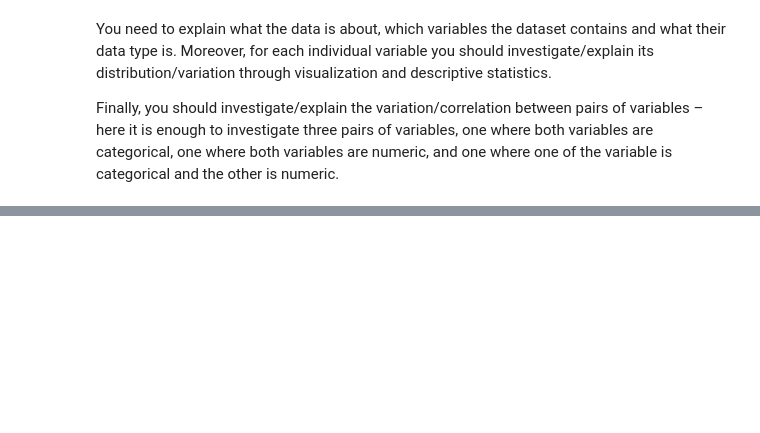
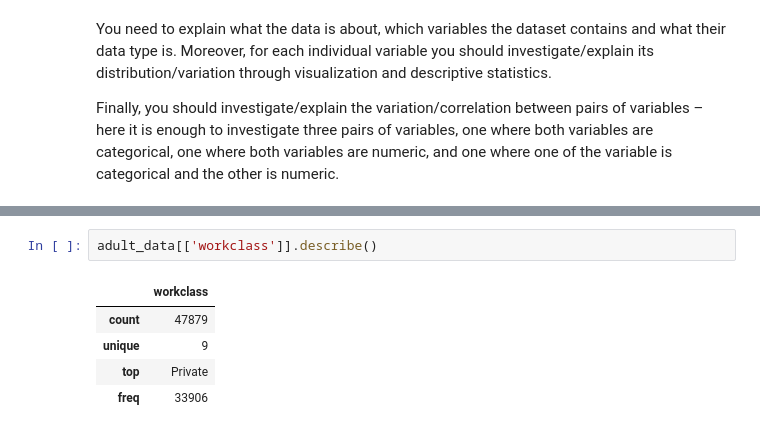
Before and after one commit to Sebastianrix/Data-Things, a Jupyter notebook: 1) Data transformation and exploratory data analysis (EDA)/Exercises in DT and EDA.ipynb, the cells around one changed output, grey strips where cells are left out. Drawn from its saved outputs; the diff is of its cells as text; blank space fills up the shorter version.

```diff
--- a/1) Data transformation and exploratory data analysis (EDA)/Exercises in DT and EDA.ipynb
+++ b/1) Data transformation and exploratory data analysis (EDA)/Exercises in DT and EDA.ipynb
@@ -87,0 +94,8 @@ diabetes_data
+# %%
+adult_data[['workclass']].describe()
+# %% [output]
+|  | workclass |
+| count | 47879 |
+| unique | 9 |
+| top | Private |
+| freq | 33906 |
```
Also changed, not shown: parts of 20 cells of this notebook.
